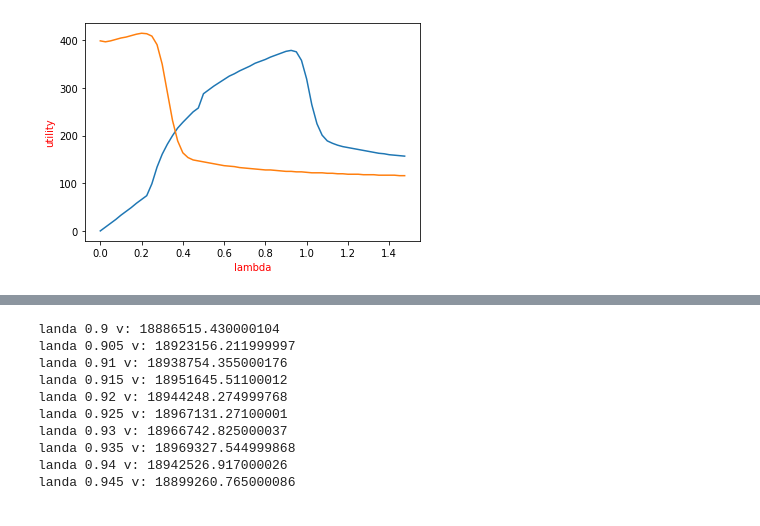
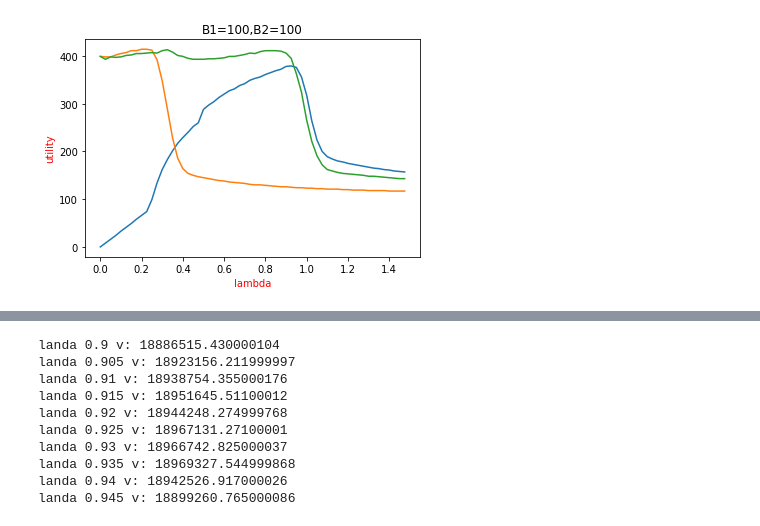
Before and after one commit to hadi1373z/MIGMIG, a Jupyter notebook: Simulation.ipynb, the cells around one changed output, grey strips where cells are left out. Drawn from its saved outputs; the diff is of its cells as text; code cells hidden in the pictures.

```diff
--- a/Simulation.ipynb
+++ b/Simulation.ipynb
@@ -53,6 +52,7 @@ def f0eps(landa,mu, values):
 # %%
 n = 1000 #Number of auctions in a sample run
-m = 50000 #Number of sample runs
+m = 1000 #Number of sample runs
+
 second_bids = [[round(np.random.random(),3) for i in range(n)] for j in range(m)]
 my_values = [[round(np.random.random(),3) for i in range(n)] for j in range(m)]
 # %%
@@ -105,6 +102,26 @@ def mean2(landa0,mu0):
 
 
     return (v//m)
+# %%
+def u101(landa0,m):
+    val_1 = [x for x in my_values[m]]
+    s_bids = [x for x in second_bids[m]]
+    return utility(n, val_1, f101(landa0,val_1), s_bids, B1, B2)
+# %%
+def mean101(landa0):
+    v=0
+    for i in range(m):
+        v=v+u101(landa0,i)
+
+
+    print("mean101(",landa0,")=",v//m)
+
+
+    return (v//m)
 # %%
+B1,B2=100,100 #Equal budgets
+
 revs0 = [mean0(x/40) for x in range(60)]
+revs1 = [mean1(x/40) for x in range(60)]
+revs101 = [mean101(x/40) for x in range(60)]
 # %% [output]
@@ -150,12 +145,13 @@ landa 1.475 v: 1166984.9140000022
 # %%
 xx = [i/40 for i in range(60)]
 plt.plot(xx,revs0)
+plt.plot(xx,revs1)
+plt.plot(xx,revs101)
+
+plt.title("B1="+str(B1)+",B2="+str(B2))
 plt.xlabel("lambda",color='r')
 plt.ylabel("utility",color='r')
-plt.plot(xx,revs1)
-plt.xlabel("lambda",color='r')
-plt.ylabel("utility",color='r')
-plt.savefig("bb")
+plt.savefig("algorithm1and2and3,m=1000"+"B1="+str(B1)+",B2="+str(B2))
 plt.show()
 # %% [output]
-[figure, old version]
+[figure, new version]
```
Also changed, not shown: parts of 39 cells of this notebook.
